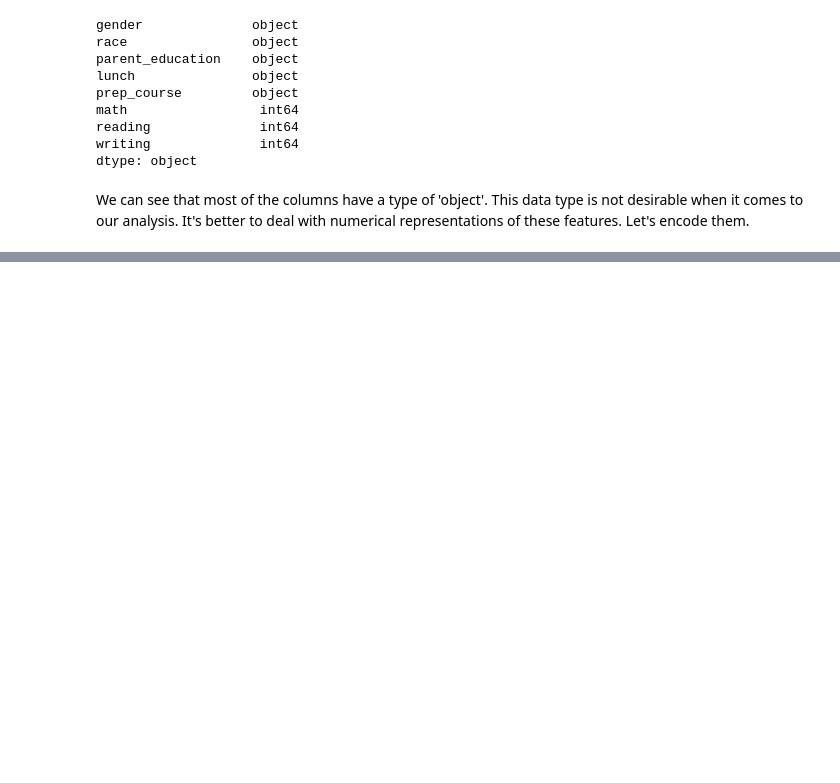
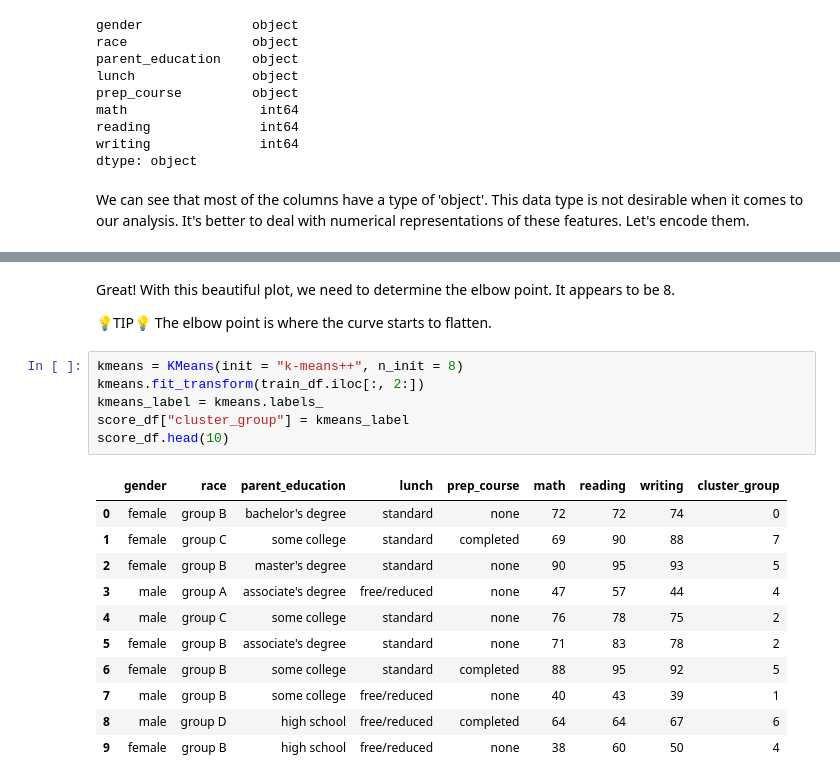
Before and after one commit to Przemyslaw11/Students_Performance_Analysis, a Jupyter notebook: analysis.ipynb, the cells around one changed output, grey strips where cells are left out. Cells and saved outputs as stored; diff of their text form; blank space fills up the shorter version.

```diff
--- a/analysis.ipynb
+++ b/analysis.ipynb
@@ -90,0 +113,22 @@ train_df.sample(7)
+# %% [markdown]
+Great! With this beautiful plot, we need to determine the elbow point. It appears to be 8.
+
+💡TIP💡 The elbow point is where the curve starts to flatten.
+# %%
+kmeans = KMeans(init = "k-means++", n_init = 8)
+kmeans.fit_transform(train_df.iloc[:, 2:])
+kmeans_label = kmeans.labels_
+score_df["cluster_group"] = kmeans_label
+score_df.head(10)
+# %% [output]
+|  | gender | race | parent_education | lunch | prep_course | math | reading | writing | cluster_group |
+| 0 | female | group B | bachelor's degree | standard | none | 72 | 72 | 74 | 0 |
+| 1 | female | group C | some college | standard | completed | 69 | 90 | 88 | 7 |
+| 2 | female | group B | master's degree | standard | none | 90 | 95 | 93 | 5 |
+| 3 | male | group A | associate's degree | free/reduced | none | 47 | 57 | 44 | 4 |
+| 4 | male | group C | some college | standard | none | 76 | 78 | 75 | 2 |
+| 5 | female | group B | associate's degree | standard | none | 71 | 83 | 78 | 2 |
+| 6 | female | group B | some college | standard | completed | 88 | 95 | 92 | 5 |
+| 7 | male | group B | some college | free/reduced | none | 40 | 43 | 39 | 1 |
+| 8 | male | group D | high school | free/reduced | completed | 64 | 64 | 67 | 6 |
+| 9 | female | group B | high school | free/reduced | none | 38 | 60 | 50 | 4 |
```
Also changed, not shown: parts of 10 cells of this notebook.
